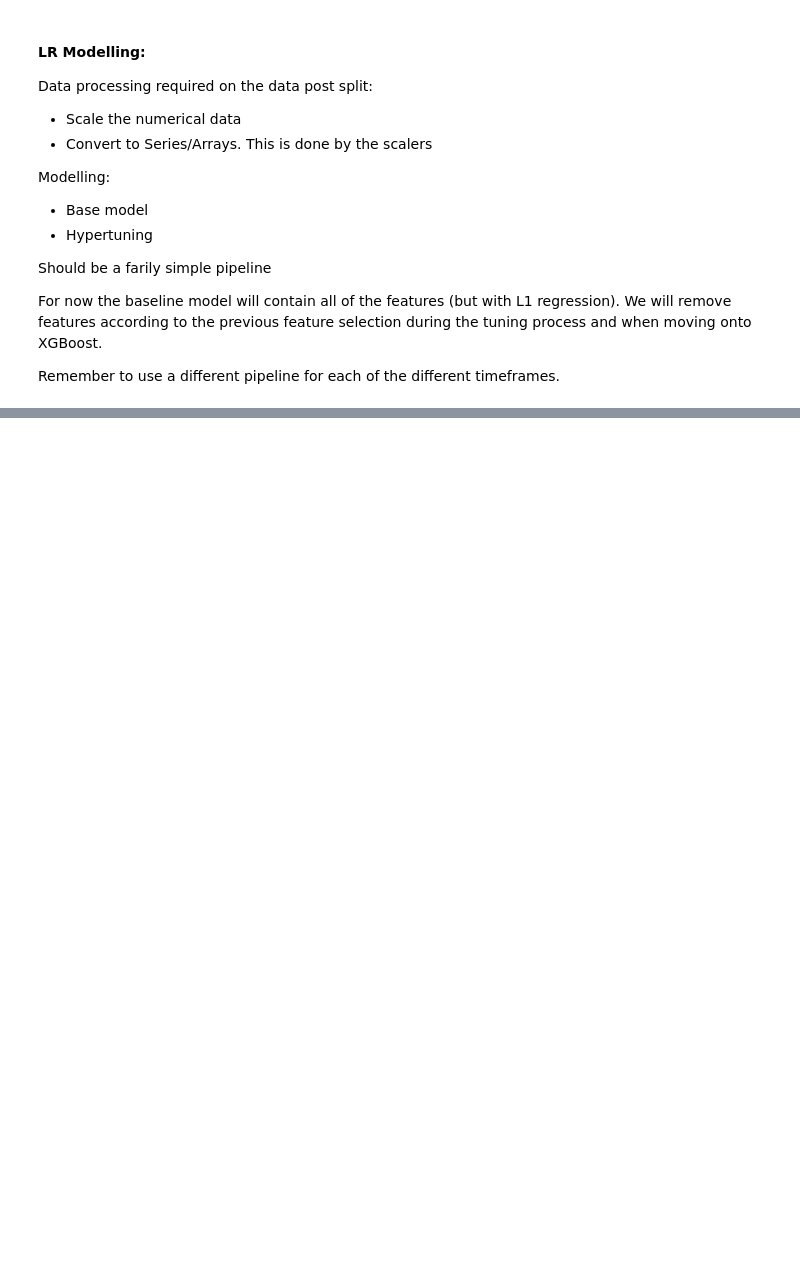
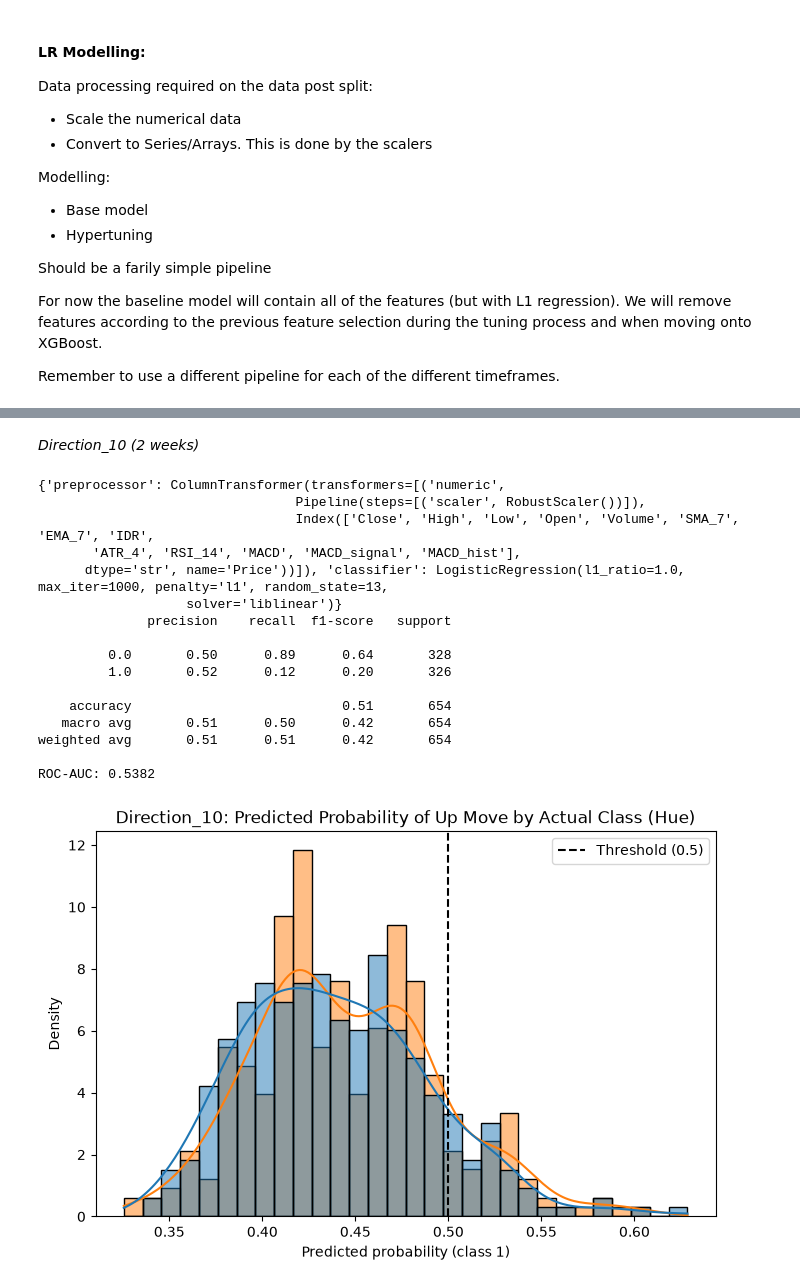
Before and after one commit to cameroncochrane/vlXsnPPgKKnWqEJB, a Jupyter notebook: direction_notebooks/3_direction_modelling.ipynb, the cells around one changed output, grey strips where cells are left out. Cells and saved outputs as stored; diff of their text form; code cells hidden in the pictures; blank space fills up the shorter version.

```diff
--- a/direction_notebooks/3_direction_modelling.ipynb
+++ b/direction_notebooks/3_direction_modelling.ipynb
@@ -234,0 +271,61 @@ weighted avg       0.48      0.49      0.40       655
+# %% [markdown]
+*Direction_10 (2 weeks)*
+# %%
+numeric_features = X_10.columns # All of the features are numeric but we will make the distinction for transparency
+
+numeric_pipeline_10 = Pipeline([
+    ("scaler", RobustScaler()) # There were outliers in violin/box plots from last NB
+])
+
+preprocessor_10 = ColumnTransformer([
+    ("numeric", numeric_pipeline_10, numeric_features)
+])
+
+lr_10 = LogisticRegression(
+    penalty='l1',
+    C = 1.0,
+    random_state=13,
+    solver='liblinear', #default 'lbfgs' not L1-compatiable
+    max_iter=1000,
+    l1_ratio=1.0
+)
+
+pipeline_10 = Pipeline([
+    ("preprocessor", preprocessor_10),
+    ("classifier", lr_10)
+])
+
+print(pipeline_10.named_steps)
+
+pipeline_10.fit(X_train_10, y_train_10)
+
+y_pred_10 = pipeline_10.predict(X_test_10)
+p_up_10 = pipeline_10.predict_proba(X_test_10)[:,1] #Probabilities
+
+print(classification_report(y_test_10, y_pred_10))
+print(f"ROC-AUC: {roc_auc_score(y_test_10, p_up_10):.4f}")
+
+sns.histplot(x=p_up_10, hue=y_test_10.rename("Actual class"), bins=30, kde=True, stat="density", common_norm=False, ax=plt.subplots(figsize=(8, 5))[1])
+plt.axvline(0.5, color="k", linestyle="--", label="Threshold (0.5)")
+plt.title("Direction_10: Predicted Probability of Up Move by Actual Class (Hue)")
+plt.xlabel("Predicted probability (class 1)")
+plt.legend()
+plt.show()
+# %% [output]
+{'preprocessor': ColumnTransformer(transformers=[('numeric',
+                                 Pipeline(steps=[('scaler', RobustScaler())]),
+                                 Index(['Close', 'High', 'Low', 'Open', 'Volume', 'SMA_7', 'EMA_7', 'IDR',
+       'ATR_4', 'RSI_14', 'MACD', 'MACD_signal', 'MACD_hist'],
+      dtype='str', name='Price'))]), 'classifier': LogisticRegression(l1_ratio=1.0, max_iter=1000, penalty='l1', random_state=13,
+                   solver='liblinear')}
+              precision    recall  f1-score   support
+
+         0.0       0.50      0.89      0.64       328
+         1.0       0.52      0.12      0.20       326
+
+    accuracy                           0.51       654
+   macro avg       0.51      0.50      0.42       654
+weighted avg       0.51      0.51      0.42       654
+
+ROC-AUC: 0.5382
+[figure, added]
```
Also changed, not shown: parts of 26 cells of this notebook, 1 other file.
